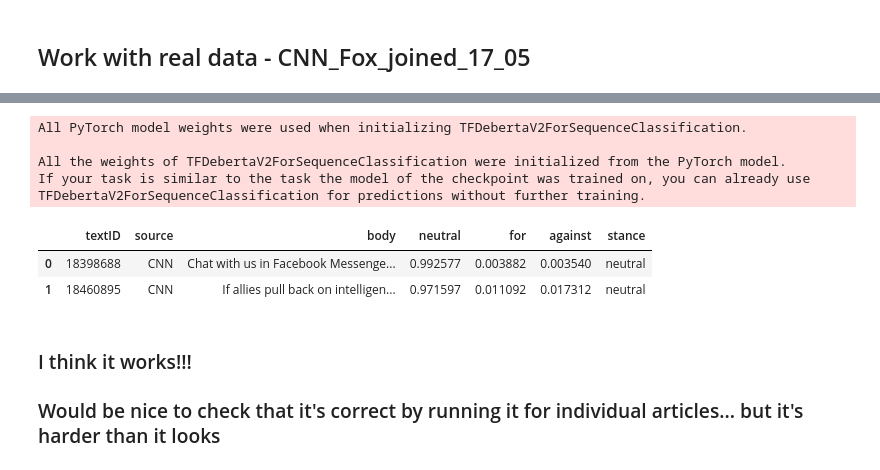
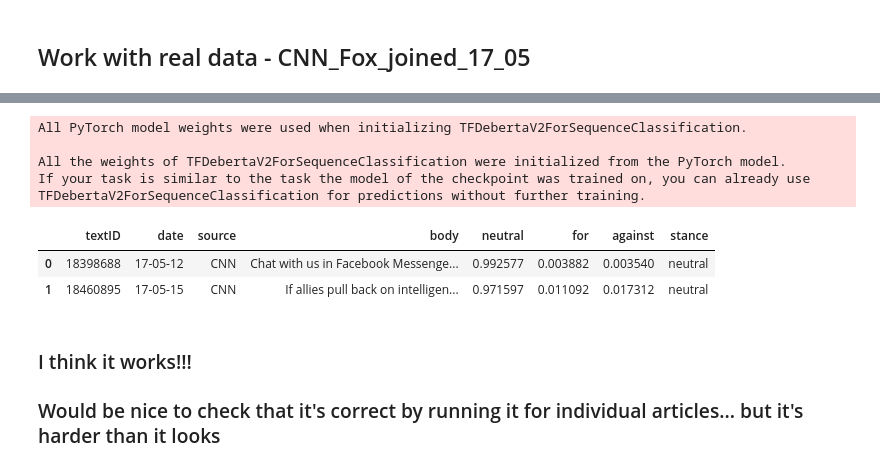
Before and after one commit to soerinev/Bachelor, a Jupyter notebook: stance_detection.ipynb, the cells around one changed output, grey strips where cells are left out. Cells and saved outputs as stored; diff of their text form; code cells hidden in the pictures.

Commit message:
tried stance detection on abortion test data

```diff
--- a/stance_detection.ipynb
+++ b/stance_detection.ipynb
@@ -231,38 +236,39 @@ zeroshot_classifier = pipeline("zero-shot-classification", model="MoritzLaurer/d
 # Set up the classification parameters
 hypothesis_template = "This article is {} abortion"
 classes_verbalized = ["for", "against", "neutral"]
 
 # Assuming CNN_Fox_joined_17_05 is your DataFrame and "body" contains the articles and "textID" contains the IDs
 def classify_article(text):
     # Run the zero-shot classifier on each article
     output = zeroshot_classifier(text, classes_verbalized, hypothesis_template=hypothesis_template, multi_label=False)
     # Create a dictionary with class labels as keys and their confidence scores as values
     return {label: score for label, score in zip(output['labels'], output['scores'])}
 
 # Apply the classification to each row in the "body" column and collect the results
 stance_detection_results = abortion_articled_joined_17_05['body'].apply(classify_article)
 
 # Convert the results into a new DataFrame, with each article as a row and classes as columns
 stance_detection_df = pd.DataFrame(stance_detection_results.tolist())
 
 # Add the textID column, source column the original article text from the original DataFrame
 stance_detection_df.insert(0, 'textID', abortion_articled_joined_17_05['textID'].values)
-stance_detection_df.insert(1, 'source', abortion_articled_joined_17_05['source'].values)
-stance_detection_df.insert(2, 'body', abortion_articled_joined_17_05['body'].values)
+stance_detection_df.insert(1, 'date', abortion_articled_joined_17_05['date'].values)
+stance_detection_df.insert(2, 'source', abortion_articled_joined_17_05['source'].values)
+stance_detection_df.insert(3, 'body', abortion_articled_joined_17_05['body'].values)
 
 # Add a new column 'stance' which contains the class with the highest probability
 stance_detection_df['stance'] = stance_detection_df[['neutral', 'for', 'against']].idxmax(axis=1)
 
 # Display the new DataFrame to the user
 stance_detection_df
 # %% [output]
 All PyTorch model weights were used when initializing TFDebertaV2ForSequenceClassification.
 
 All the weights of TFDebertaV2ForSequenceClassification were initialized from the PyTorch model.
 If your task is similar to the task the model of the checkpoint was trained on, you can already use TFDebertaV2ForSequenceClassification for predictions without further training.
-|  | textID | source | body | neutral | for | against | stance |
-| 0 | 18398688 | CNN | Chat with us in Facebook Messenge... | 0.992577 | 0.003882 | 0.003540 | neutral |
-| 1 | 18460895 | CNN | If allies pull back on intelligen... | 0.971597 | 0.011092 | 0.017312 | neutral |
+|  | textID | date | source | body | neutral | for | against | stance |
+| 0 | 18398688 | 17-05-12 | CNN | Chat with us in Facebook Messenge... | 0.992577 | 0.003882 | 0.003540 | neutral |
+| 1 | 18460895 | 17-05-15 | CNN | If allies pull back on intelligen... | 0.971597 | 0.011092 | 0.017312 | neutral |
 # %% [markdown]
 ### I think it works!!!
 ### Would be nice to check that it's correct by running it for individual articles... but it's harder than it looks
```
Also changed, not shown: parts of 8 cells of this notebook, 3 other files.
